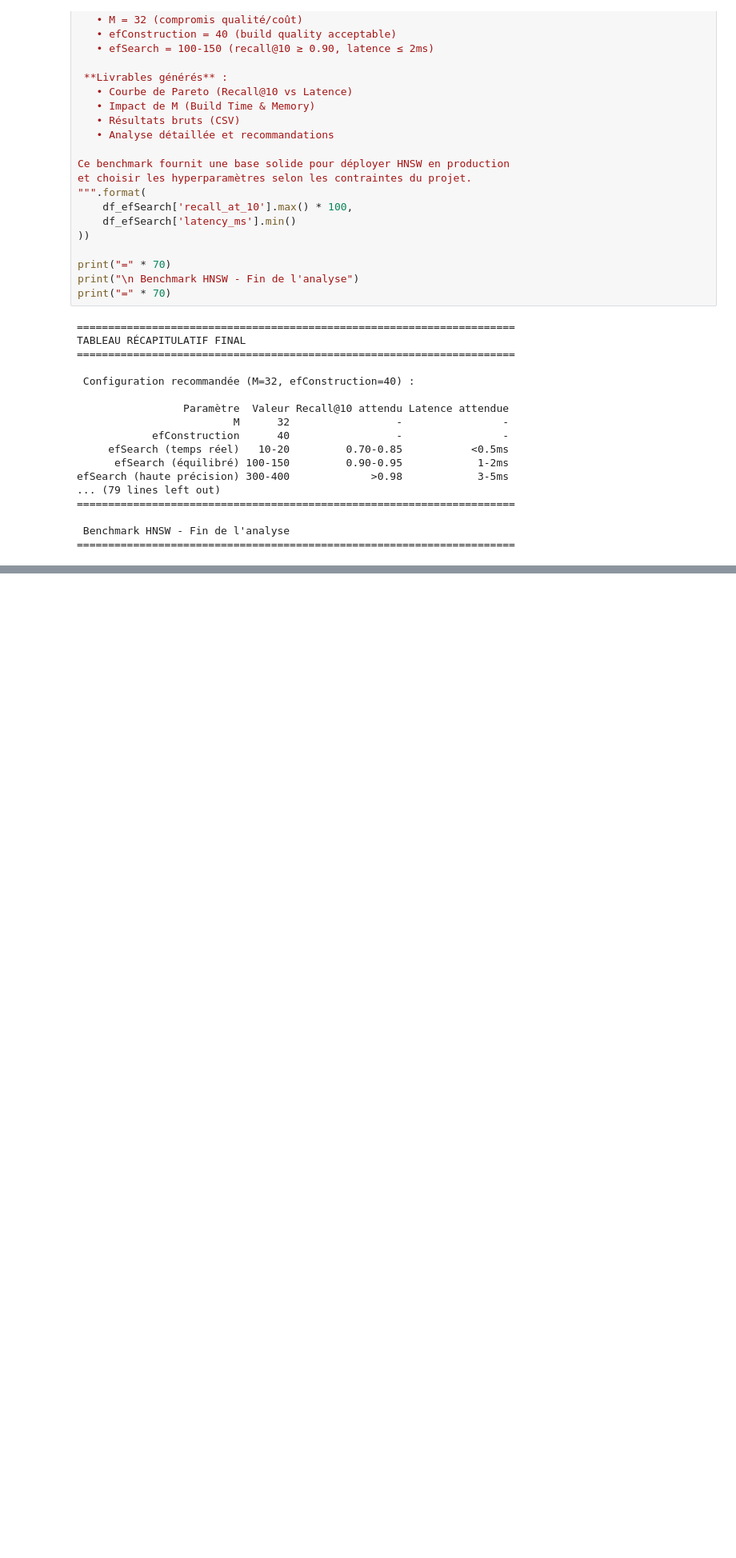
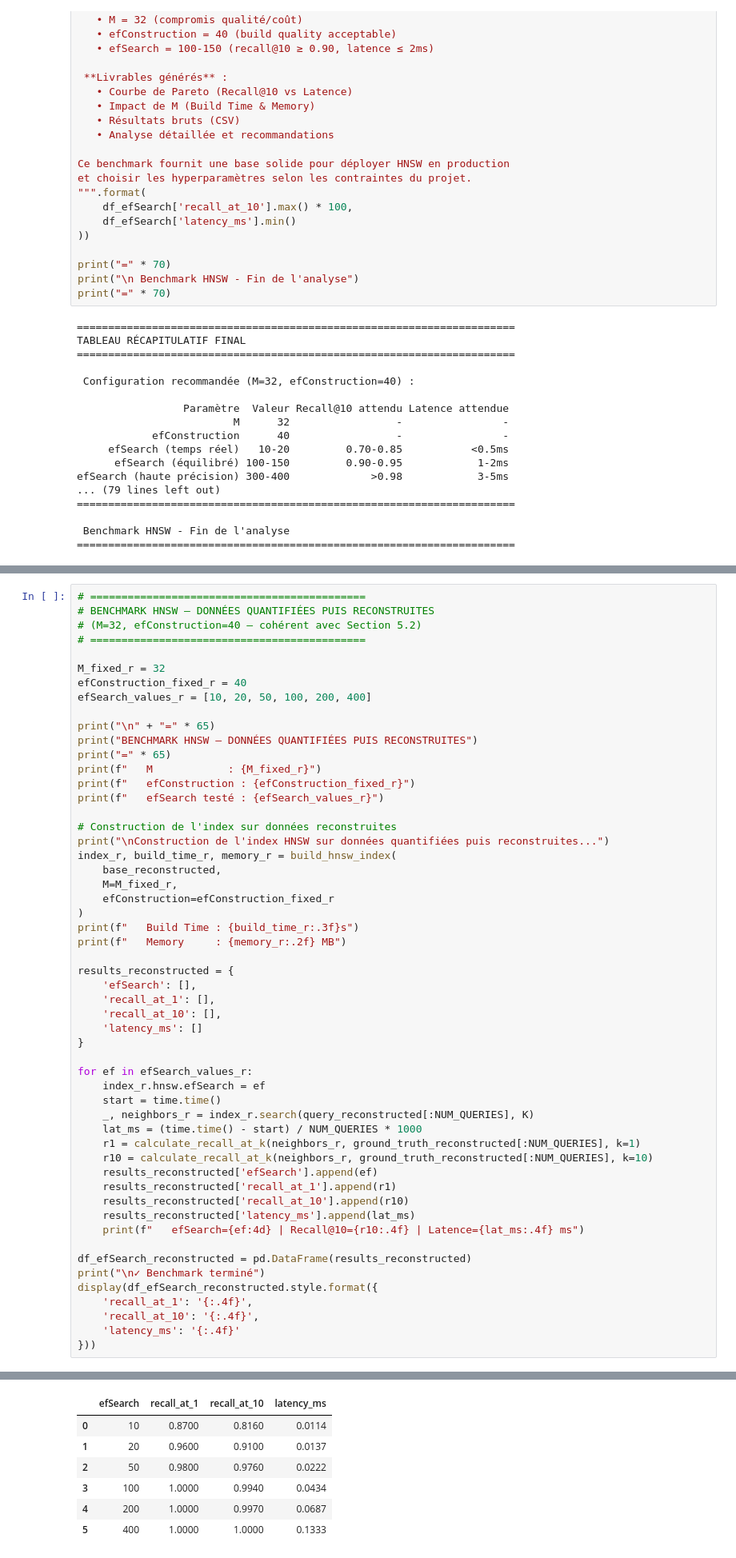
Before and after one commit to Yvngval/Project-ANN-Comparative-Method, a Jupyter notebook: chatodit/notebooks/hnsw_benchmark.ipynb, the cells around one changed output, grey strips where cells are left out. Shown at 80% size. Cells and saved outputs as stored; diff of their text form; blank space fills up the shorter version.

```diff
--- a/chatodit/notebooks/hnsw_benchmark.ipynb
+++ b/chatodit/notebooks/hnsw_benchmark.ipynb
@@ -1697,0 +1773,55 @@ efSearch (haute précision) 300-400             >0.98            3-5ms
+# %%
+# ============================================
+# BENCHMARK HNSW — DONNÉES QUANTIFIÉES PUIS RECONSTRUITES
+# (M=32, efConstruction=40 — cohérent avec Section 5.2)
+# ============================================
+
+M_fixed_r = 32
+efConstruction_fixed_r = 40
+efSearch_values_r = [10, 20, 50, 100, 200, 400]
+
+print("\n" + "=" * 65)
+print("BENCHMARK HNSW — DONNÉES QUANTIFIÉES PUIS RECONSTRUITES")
+print("=" * 65)
+print(f"   M            : {M_fixed_r}")
+print(f"   efConstruction : {efConstruction_fixed_r}")
+print(f"   efSearch testé : {efSearch_values_r}")
+
+# Construction de l'index sur données reconstruites
+print("\nConstruction de l'index HNSW sur données quantifiées puis reconstruites...")
+index_r, build_time_r, memory_r = build_hnsw_index(
+    base_reconstructed,
+    M=M_fixed_r,
+    efConstruction=efConstruction_fixed_r
+)
+print(f"   Build Time : {build_time_r:.3f}s")
+print(f"   Memory     : {memory_r:.2f} MB")
+
+results_reconstructed = {
+    'efSearch': [],
+    'recall_at_1': [],
+    'recall_at_10': [],
+    'latency_ms': []
+}
+
+for ef in efSearch_values_r:
+    index_r.hnsw.efSearch = ef
+    start = time.time()
+    _, neighbors_r = index_r.search(query_reconstructed[:NUM_QUERIES], K)
+    lat_ms = (time.time() - start) / NUM_QUERIES * 1000
+    r1 = calculate_recall_at_k(neighbors_r, ground_truth_reconstructed[:NUM_QUERIES], k=1)
+    r10 = calculate_recall_at_k(neighbors_r, ground_truth_reconstructed[:NUM_QUERIES], k=10)
+    results_reconstructed['efSearch'].append(ef)
+    results_reconstructed['recall_at_1'].append(r1)
+    results_reconstructed['recall_at_10'].append(r10)
+    results_reconstructed['latency_ms'].append(lat_ms)
+    print(f"   efSearch={ef:4d} | Recall@10={r10:.4f} | Latence={lat_ms:.4f} ms")
+
+df_efSearch_reconstructed = pd.DataFrame(results_reconstructed)
+print("\n✓ Benchmark terminé")
+display(df_efSearch_reconstructed.style.format({
+    'recall_at_1': '{:.4f}',
+    'recall_at_10': '{:.4f}',
+    'latency_ms': '{:.4f}'
+}))
+# %% [output]
@@ -1697,0 +1845,7 @@ efSearch (haute précision) 300-400             >0.98            3-5ms
+|  | efSearch | recall_at_1 | recall_at_10 | latency_ms |
+| 0 | 10 | 0.8700 | 0.8160 | 0.0114 |
+| 1 | 20 | 0.9600 | 0.9100 | 0.0137 |
+| 2 | 50 | 0.9800 | 0.9760 | 0.0222 |
+| 3 | 100 | 1.0000 | 0.9940 | 0.0434 |
+| 4 | 200 | 1.0000 | 0.9970 | 0.0687 |
+| 5 | 400 | 1.0000 | 1.0000 | 0.1333 |
```
Also changed, not shown: parts of 18 cells of this notebook, 1 other file.
